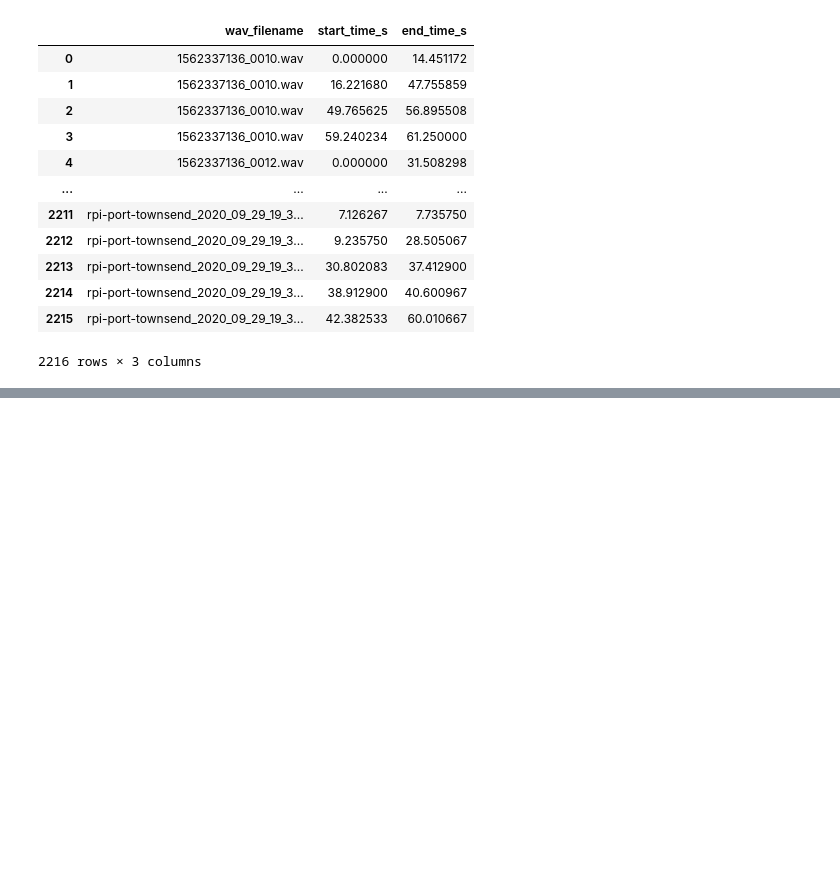
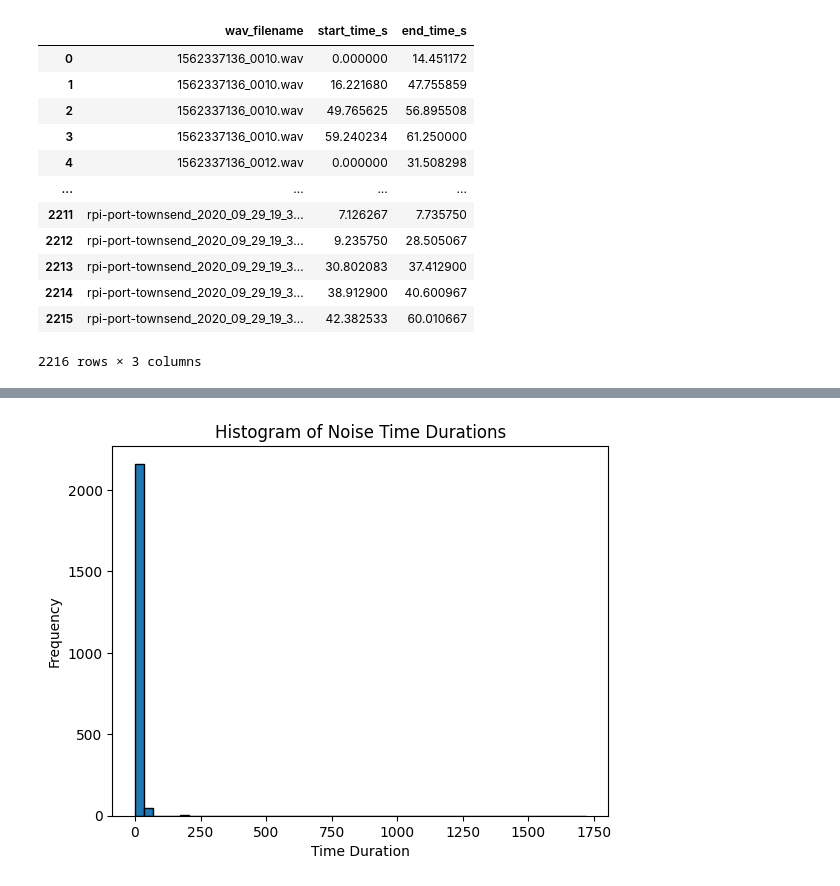
Before and after one commit to Denolle-Lab/OrcaSeis, a Jupyter notebook: data_cleaning.ipynb, the cells around one changed output, grey strips where cells are left out. Drawn from its saved outputs; the diff is of its cells as text; code cells hidden in the pictures; blank space fills up the shorter version.

```diff
--- a/data_cleaning.ipynb
+++ b/data_cleaning.ipynb
@@ -256,0 +270,18 @@ noise_df.to_csv(csv_file_path, index=False)
+# %%
+# SEEING HISTOGRAM FOR TIME DURATIONS OF ORCA CALLS
+noise_durations = pd.DataFrame()
+noise_durations['durations'] = noise_df['end_time_s'] - noise_df['start_time_s']
+noise_durations_list = noise_durations['durations'].tolist()
+
+# Create the histogram
+plt.hist(noise_durations_list, bins=50, edgecolor='black')
+
+# Add title and labels
+plt.title('Histogram of Noise Time Durations')
+plt.xlabel('Time Duration')
+plt.ylabel('Frequency')
+
+# Show the plot
+plt.show()
+# %% [output]
+[figure, added]
```
Also changed, not shown: parts of 12 cells of this notebook, 2 other files.
